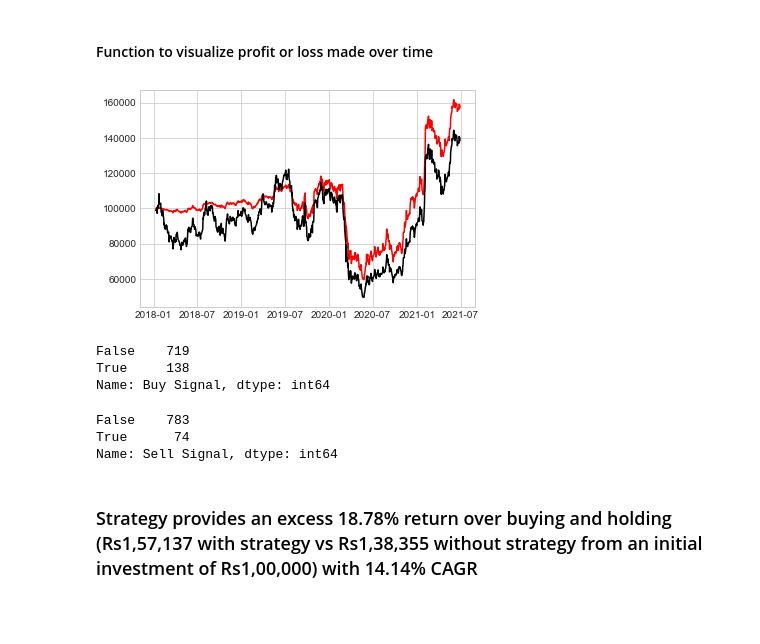
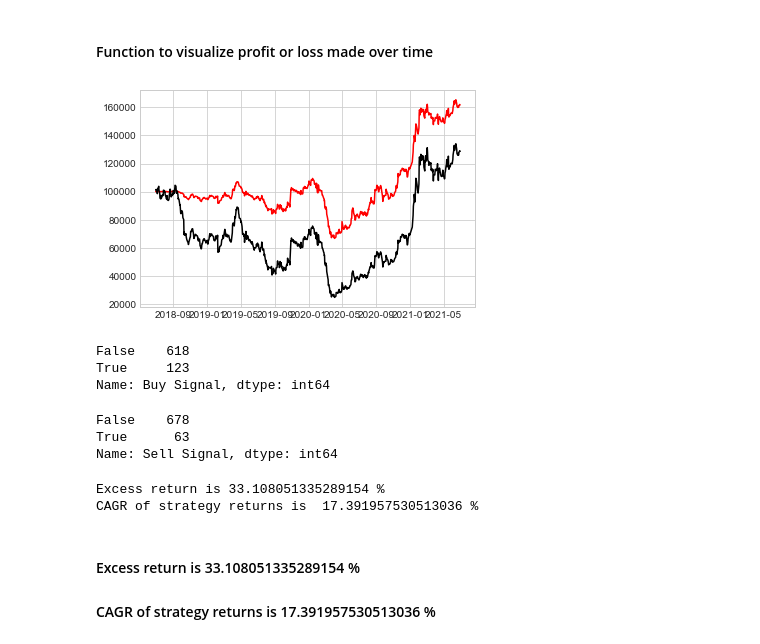
Before and after one commit to ajitcsn/TA_strat_backtest, a Jupyter notebook: Strategy.ipynb, the cells around one changed output. Cells and saved outputs as stored; diff of their text form; code cells hidden in the pictures; blank space fills up the shorter version.

Commit message:
I chose a better time frame and automated the CAGR and excess return calculation

```diff
--- a/Strategy.ipynb
+++ b/Strategy.ipynb
@@ -25,8 +26,8 @@ from nsepy import get_history
 Getting data from nsepy
 # %%
 sbin = get_history(symbol='SBIN',
-                   start=date(2018,1,10),
-                   end=date(2021,6,29))
+                   start=date(2018,7,31),
+                   end=date(2021,7,31))
 # %% [markdown]
 Cleaning up the dataframe received from NSEPY
 (Remove unwanted columns - Series, Prev Close, Trades, Turnover, VWAP, Last, %Deliverble)
@@ -406,31 +406,46 @@ def plotter(df):
 # %%
 def noStratReturn(df):
     df['No Strat Return'] = 0
     for i in range(len(df.index)):
         df.iloc[i,19] = df.iloc[i-1,19]
         df.iloc[i,19] = 100000 * (df.iloc[i,4]/df.iloc[0,1])
         #Initial capital multiplied by percentage increase from inital share price
 
 noStratReturn(sbin)
 plotter(sbin)
-del sbin['No Strat Return']
+#del sbin['No Strat Return']
 #Black is return without using any strategy
 #Red is return with strategy
 # %% [output]
-[figure, old version]
+[figure, new version]
 # %%
 sbin['Buy Signal'].value_counts()
 #138 buy signals generated
 # %% [output]
-False    719
-True     138
+False    618
+True     123
 Name: Buy Signal, dtype: int64
 # %%
 sbin['Sell Signal'].value_counts()
 #74 sell signals generated
 # %% [output]
-False    783
-True      74
+False    678
+True      63
 Name: Sell Signal, dtype: int64
-# %% [markdown]
-### Strategy provides an excess 18.78% return over buying and holding (Rs1,57,137 with strategy vs Rs1,38,355 without strategy from an initial investment of Rs1,00,000) with 14.14% CAGR
+# %%
+def excess_return(df):
+    excret = (df.iloc[-1,18] - df.iloc[-1,19])/1000
+    print("Excess return is", excret, "%")
+
+def CAGRcalc(df):
+    cagr = (((df.iloc[-1,18]/100000) ** (1/3))-1)*100
+    print("CAGR of strategy returns is ", cagr, "%")
+
+excess_return(sbin)
+CAGRcalc(sbin)
+# %% [output]
+Excess return is 33.108051335289154 %
+CAGR of strategy returns is  17.391957530513036 %
+# %% [markdown]
+#### Excess return is 33.108051335289154 %
+#### CAGR of strategy returns is  17.391957530513036 %
```
Also changed, not shown: parts of 8 cells of this notebook.
